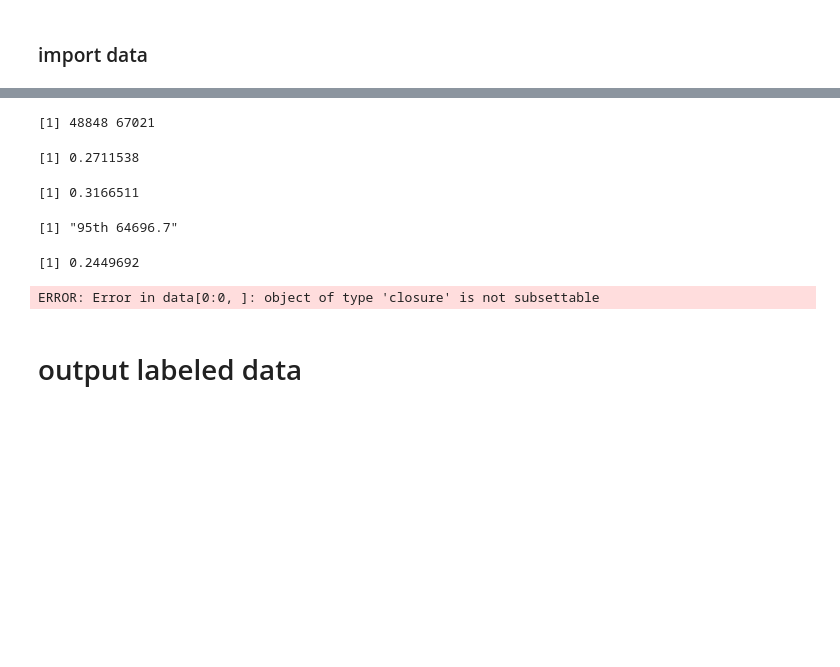
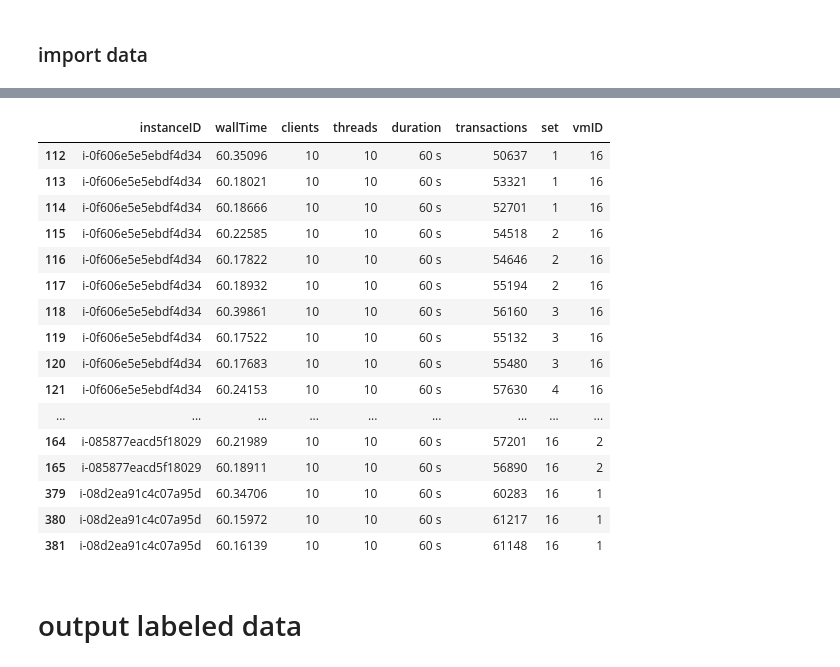
Before and after one commit to wlloyduw/IaaSCloudResourceContention, a Jupyter notebook: cleandata/label_pgbench1to16.ipynb, the cells around one changed output, grey strips where cells are left out. Drawn from its saved outputs; the diff is of its cells as text; code cells hidden in the pictures; blank space fills up the shorter version.

```diff
--- a/cleandata/label_pgbench1to16.ipynb
+++ b/cleandata/label_pgbench1to16.ipynb
@@ -44,25 +44,14 @@ sorted
-# %%
-set=data[c('transactions')]
-range(set)
-(67021-48848)/67021
-(67021-48848)/57391.24242
-print("95th 64696.7")
-(64696.7-48848)/64696.7
-# %% [output]
-[1] 48848 67021
-[1] 0.2711538
-[1] 0.3166511
-[1] "95th 64696.7"
-[1] 0.2449692
 # %%
-runs=10
+runs=3
+
 labeled=data[0:0,]
 InstanceId=sortedInstanceID
 n=length(InstanceId)
 for(i in InstanceId){
     forthisInstance=data[data$instanceID==i,]
     offset=which(InstanceId==i)-1
-    len=dim(forthisInstance)[1]/10
+
+    len=dim(forthisInstance)[1]/runs
 
     for(j in 1:len){
         x=(j-1)*runs+1
@@ -74,7 +63,25 @@ for(i in InstanceId){
 
     }
 }
-# %% [output]
-ERROR: Error in data[0:0, ]: object of type 'closure' is not subsettable
+# %%
+labeled
+# %% [output]
+|  | instanceID | wallTime | clients | threads | duration | transactions | set | vmID |
+| 112 | i-0f606e5e5ebdf4d34 | 60.35096 | 10 | 10 | 60 s | 50637 | 1 | 16 |
+| 113 | i-0f606e5e5ebdf4d34 | 60.18021 | 10 | 10 | 60 s | 53321 | 1 | 16 |
+| 114 | i-0f606e5e5ebdf4d34 | 60.18666 | 10 | 10 | 60 s | 52701 | 1 | 16 |
+| 115 | i-0f606e5e5ebdf4d34 | 60.22585 | 10 | 10 | 60 s | 54518 | 2 | 16 |
+| 116 | i-0f606e5e5ebdf4d34 | 60.17822 | 10 | 10 | 60 s | 54646 | 2 | 16 |
+| 117 | i-0f606e5e5ebdf4d34 | 60.18932 | 10 | 10 | 60 s | 55194 | 2 | 16 |
+| 118 | i-0f606e5e5ebdf4d34 | 60.39861 | 10 | 10 | 60 s | 56160 | 3 | 16 |
+| 119 | i-0f606e5e5ebdf4d34 | 60.17522 | 10 | 10 | 60 s | 55132 | 3 | 16 |
+| 120 | i-0f606e5e5ebdf4d34 | 60.17683 | 10 | 10 | 60 s | 55480 | 3 | 16 |
+| 121 | i-0f606e5e5ebdf4d34 | 60.24153 | 10 | 10 | 60 s | 57630 | 4 | 16 |
+| ... | ... | ... | ... | ... | ... | ... | ... | ... |
+| 164 | i-085877eacd5f18029 | 60.21989 | 10 | 10 | 60 s | 57201 | 16 | 2 |
+| 165 | i-085877eacd5f18029 | 60.18911 | 10 | 10 | 60 s | 56890 | 16 | 2 |
+| 379 | i-08d2ea91c4c07a95d | 60.34706 | 10 | 10 | 60 s | 60283 | 16 | 1 |
+| 380 | i-08d2ea91c4c07a95d | 60.15972 | 10 | 10 | 60 s | 61217 | 16 | 1 |
+| 381 | i-08d2ea91c4c07a95d | 60.16139 | 10 | 10 | 60 s | 61148 | 16 | 1 |
 # %% [markdown]
 # output labeled data
```
Also changed, not shown: parts of 5 cells of this notebook, 3 other files.
